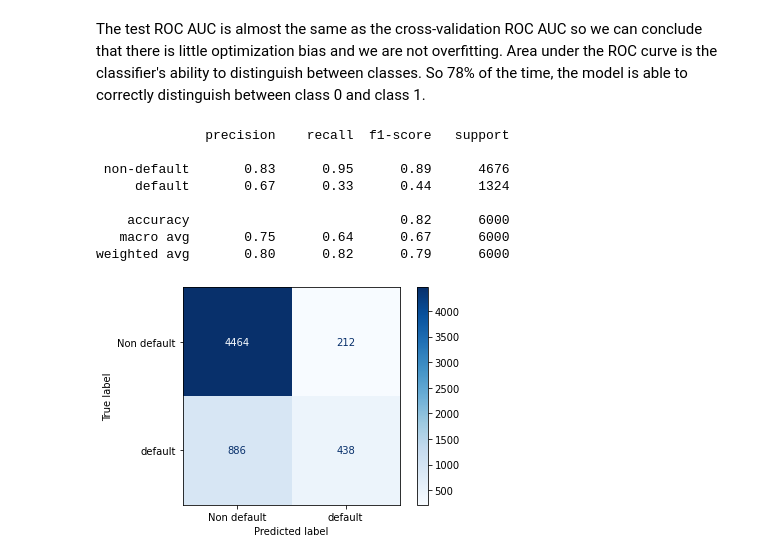
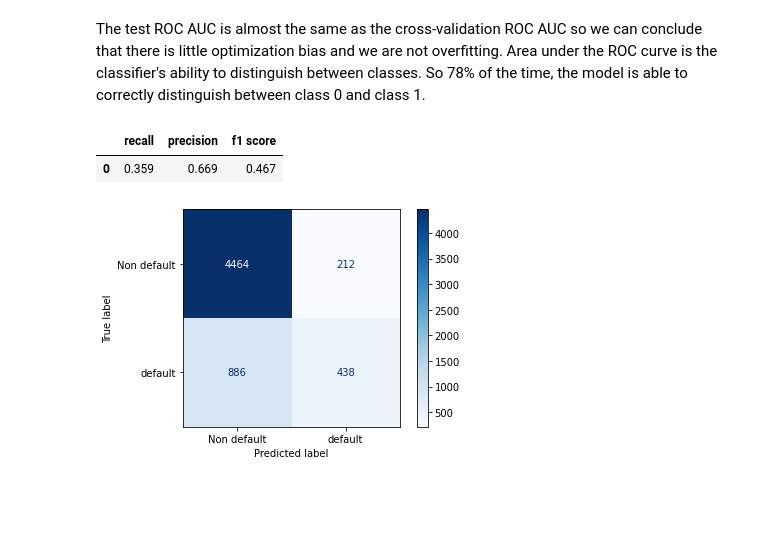
Before and after one commit to hmartin11/DSCI-310-Group-4, a Jupyter notebook: data_analysis.ipynb, the cells around one changed output. Saved outputs shown, nothing was run; the diff lists cells and outputs as text; code cells hidden in the pictures; blank space fills up the shorter version.

Commit message:
added calc metric to data analysis

```diff
--- a/data_analysis.ipynb
+++ b/data_analysis.ipynb
@@ -479,20 +480,18 @@ The test ROC AUC is almost the same as the cross-validation ROC AUC so we can co
 # %%
 predict = model.predict(X_test)
 
-res = classification_report(
-        y_test, predict, target_names=["non-default", "default"]
-    )
+TN, FP, FN, TP = confusion_matrix(y_test, predict).ravel()
 
-print(res)
+res = cm.calculate_metrics(TN, FP, FN, TP)
+
+# res = classification_report(
+#         y_test, predict, target_names=["non-default", "default"]
+#     )
+
+res
 # %% [output]
-              precision    recall  f1-score   support
-
- non-default       0.83      0.95      0.89      4676
-     default       0.67      0.33      0.44      1324
-
-    accuracy                           0.82      6000
-   macro avg       0.75      0.64      0.67      6000
-weighted avg       0.80      0.82      0.79      6000
+|  | recall | precision | f1 score |
+| 0 | 0.359 | 0.669 | 0.467 |
 # %%
 plot_confusion_matrix(
     model,
```
Also changed, not shown: parts of 6 cells of this notebook.
